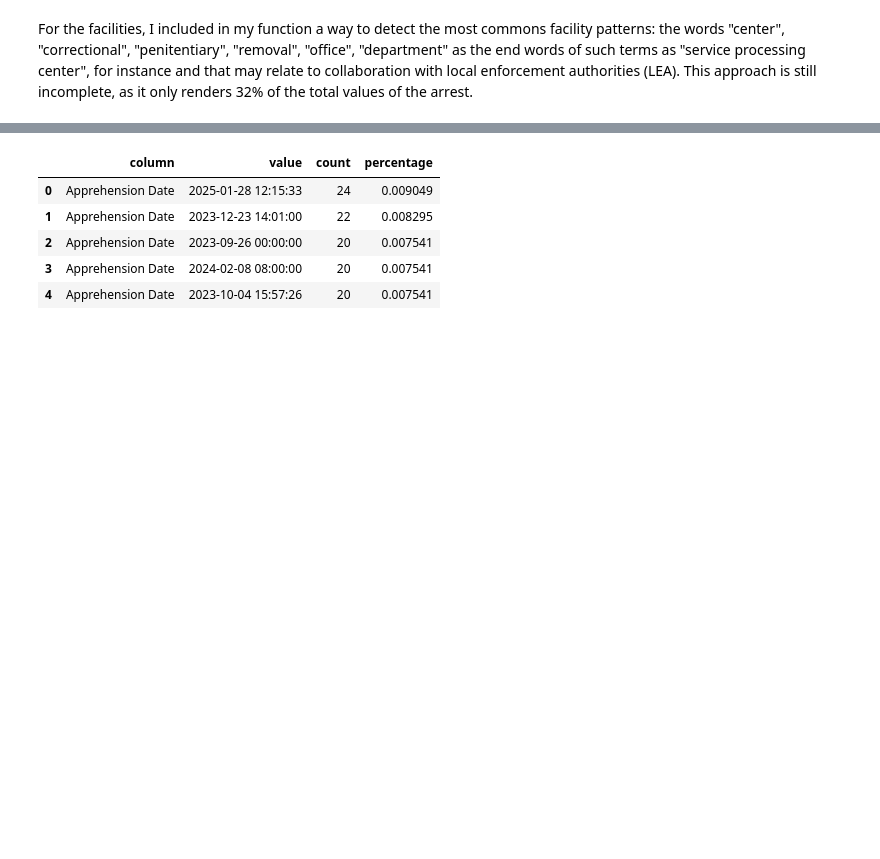
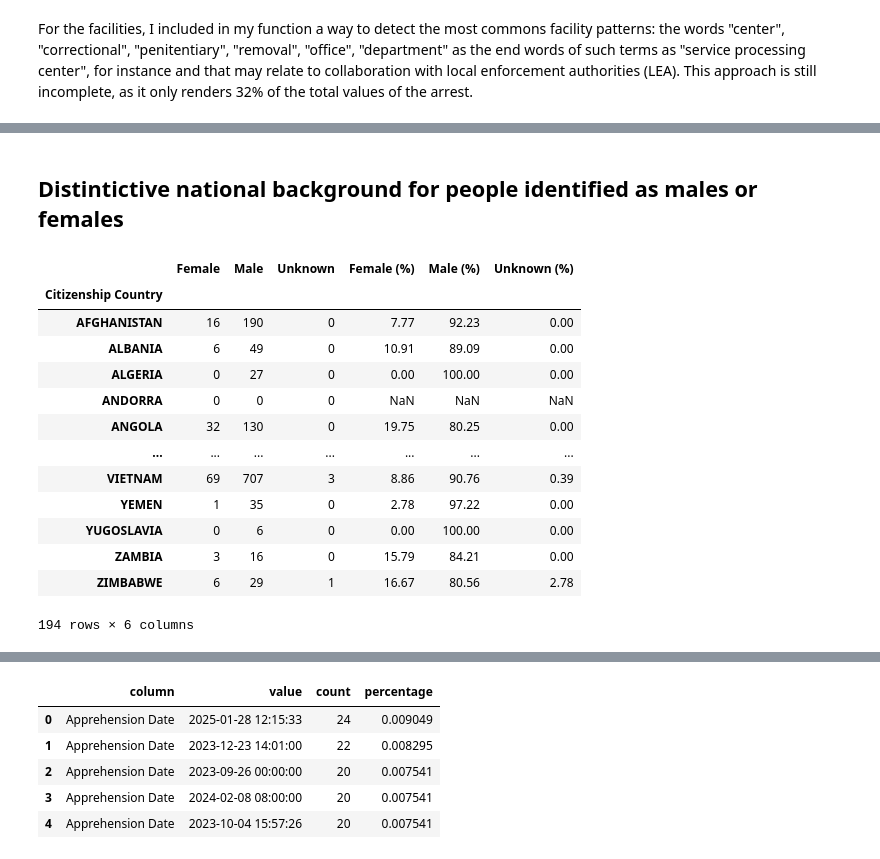
Before and after one commit to GibranMena/lighthouse_ice, a Jupyter notebook: _notebooks/1.0-process-data.ipynb, the cells around one changed output, grey strips where cells are left out. Cells and saved outputs as stored; diff of their text form; code cells hidden in the pictures; blank space fills up the shorter version.

```diff
--- a/_notebooks/1.0-process-data.ipynb
+++ b/_notebooks/1.0-process-data.ipynb
@@ -540,0 +536,41 @@ df_detentions
+# %% [markdown]
+## Distintictive national background for people identified as males or females
+# %%
+# Pivot table: Unique Identifier counts by Citizenship Country and Gender (absolute numbers)
+pivot_counts = pd.pivot_table(
+    df_arrests,
+    index="Citizenship Country",
+    columns="Gender",
+    values="Unique Identifier",
+    aggfunc="count",
+    fill_value=0
+)
+
+# Calculate percentages by row (Citizenship Country)
+pivot_percent = pivot_counts.div(pivot_counts.sum(axis=1), axis=0) * 100
+pivot_percent = pivot_percent.round(2)
+pivot_percent.columns = [f"{col} (%)" for col in pivot_percent.columns]
+
+# Combine counts and percentages
+pivot_combined = pd.concat([pivot_counts, pivot_percent], axis=1)
+
+# Save the combined table to CSV
+pivot_combined.to_csv("outputs/tables/pivot_citizenship_gender_count_percent.csv")
+
+# Display the table
+display(pivot_combined)
+# %% [output]
+|  | Female | Male | Unknown | Female (%) | Male (%) | Unknown (%) |
+| Citizenship Country |  |  |  |  |  |  |
+| AFGHANISTAN | 16 | 190 | 0 | 7.77 | 92.23 | 0.00 |
+| ALBANIA | 6 | 49 | 0 | 10.91 | 89.09 | 0.00 |
+| ALGERIA | 0 | 27 | 0 | 0.00 | 100.00 | 0.00 |
+| ANDORRA | 0 | 0 | 0 | NaN | NaN | NaN |
+| ANGOLA | 32 | 130 | 0 | 19.75 | 80.25 | 0.00 |
+| ... | ... | ... | ... | ... | ... | ... |
+| VIETNAM | 69 | 707 | 3 | 8.86 | 90.76 | 0.39 |
+| YEMEN | 1 | 35 | 0 | 2.78 | 97.22 | 0.00 |
+| YUGOSLAVIA | 0 | 6 | 0 | 0.00 | 100.00 | 0.00 |
+| ZAMBIA | 3 | 16 | 0 | 15.79 | 84.21 | 0.00 |
+| ZIMBABWE | 6 | 29 | 1 | 16.67 | 80.56 | 2.78 |
+194 rows × 6 columns
```
Also changed, not shown: parts of 23 cells of this notebook, 17 other files.
